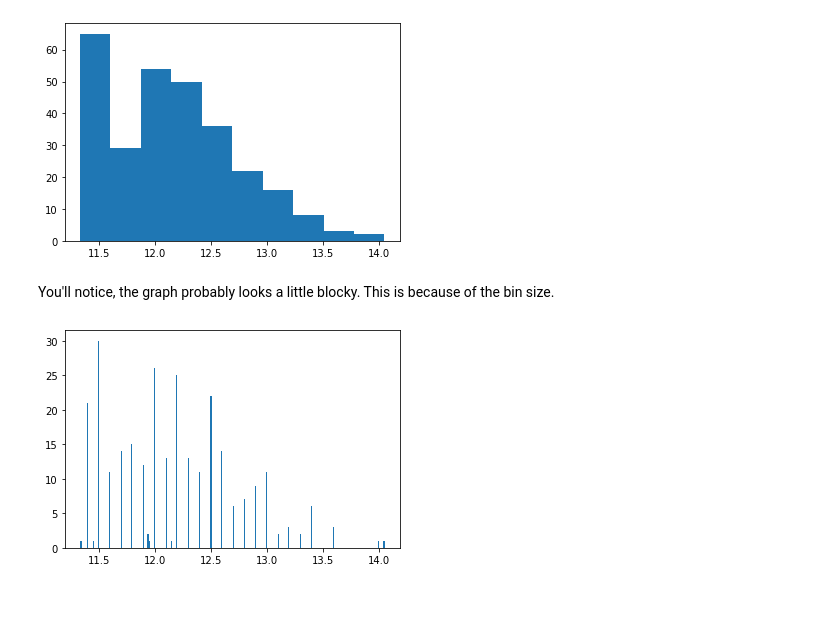
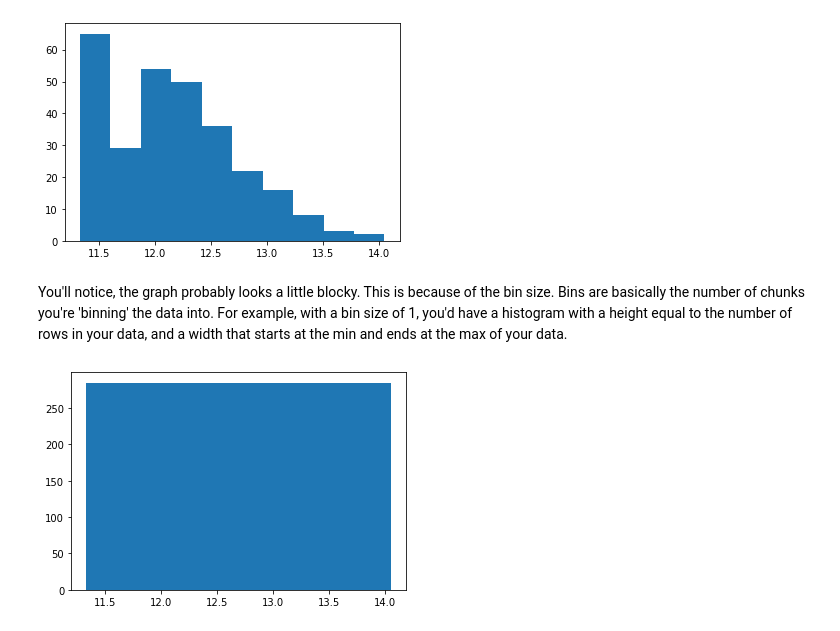
Before and after one commit to ZipCodeCore/DataEngineering.Labs.Libraries, a Jupyter notebook: Matplotlib - Part 1 (Intro)/Visualization - Pt. 1.ipynb, the cells around one changed output. Drawn from its saved outputs; the diff is of its cells as text; code cells hidden in the pictures; blank space fills up the shorter version.

Commit message:
color changes, point changes, bin size tweaks

```diff
--- a/Matplotlib - Part 1 (Intro)/Visualization - Pt. 1.ipynb
+++ b/Matplotlib - Part 1 (Intro)/Visualization - Pt. 1.ipynb
@@ -10,7 +11,7 @@ Matplotlib is an super powerful library, and will let you make almost any graphi
 # %%
 #grab your favorite wines from the wine labs
 
-data = pd.read_csv("https://raw.githubusercontent.com/Zipcoder/DataEngineering.Labs.WineQuality/master/Pandas%20-%20Part%203%20(feature%20engineering)/my%20favorite%20wines.csv?token=ALOLXOLNTXDFWUGOUGETFMC6E63Z6", index_col=0)
+data = pd.read_csv("https://raw.githubusercontent.com/Zipcoder/DataEngineering.Labs.Libraries/master/Pandas%20-%20Part%203%20(feature%20engineering)/my%20favorite%20wines.csv?token=ALOLXOKRHVALDKAMD3YS6FC6F32XC", index_col=0)
 # %%
 data.tail()
 # %% [output]
@@ -128,12 +176,12 @@ plt.hist(x=data['alcohol'])
 plt.show()
 # %% [output]
 [figure]
-# %% [markdown]
-You'll notice, the graph probably looks a little blocky. This is because of the bin size.
+# %% [markdown]
+You'll notice, the graph probably looks a little blocky. This is because of the bin size. Bins are basically the number of chunks you're 'binning' the data into. For example, with a bin size of 1, you'd have a histogram with a height equal to the number of rows in your data, and a width that starts at the min and ends at the max of your data.
 # %%
-#make the graph a bit higher resolution by playing around with the bin size
+#try a bin size of 1 and see what happens
 
-plt.hist(x=data['alcohol'], bins=len(data))
+plt.hist(x=data['alcohol'], bins=1)
 plt.show()
 # %% [output]
-[figure, old version]
+[figure, new version]
```
Also changed, not shown: parts of 9 cells of this notebook.
